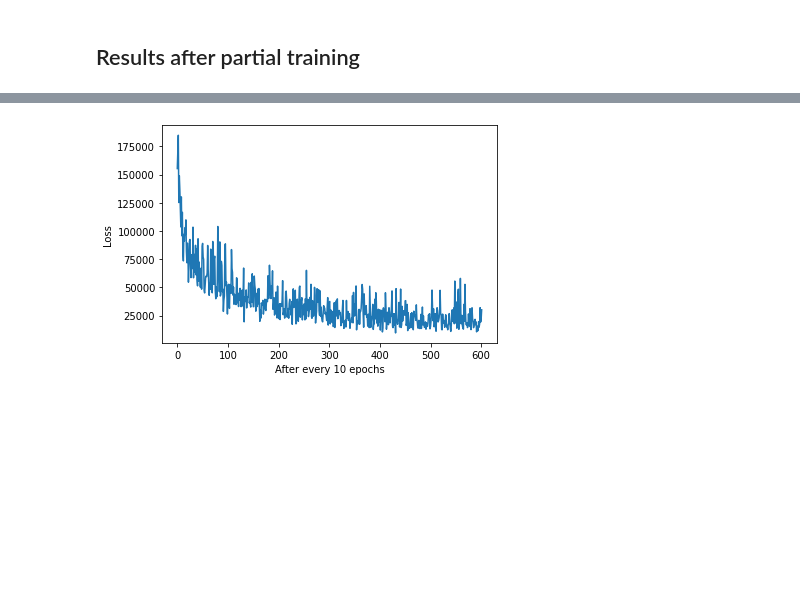
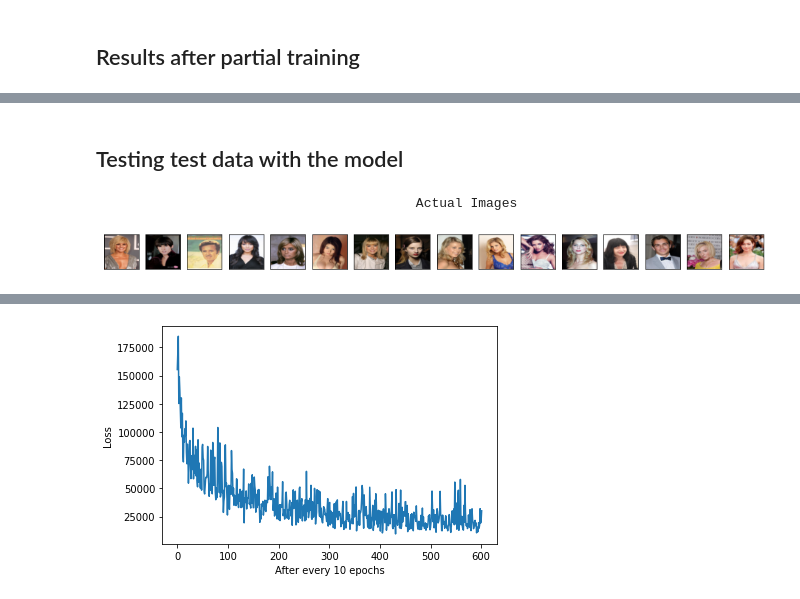
Before and after one commit to sanketsans/Image-Matting-U-Net, a Jupyter notebook: ImageMatting.ipynb, the cells around one changed output, grey strips where cells are left out. Cells and saved outputs as stored; diff of their text form; code cells hidden in the pictures; blank space fills up the shorter version.

```diff
--- a/ImageMatting.ipynb
+++ b/ImageMatting.ipynb
@@ -348,0 +371,12 @@ view_results(0, out)
+# %% [markdown]
+## Testing test data with the model
+# %%
+test = iter(testLoader)
+ft, tt = next(test)
+f = ft.to(device)
+f = scale(f)
+print("\t\t\t\t\t Actual Images \t\t\t\t \t")
+view_results(f, num_img=16, index=0)
+# %% [output]
+                                         Actual Images
+[figure, added]
```
Also changed, not shown: parts of 16 cells of this notebook.
